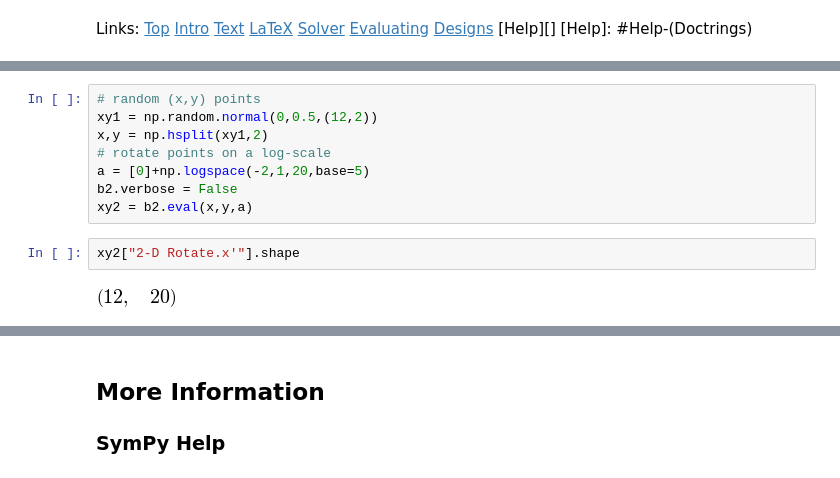
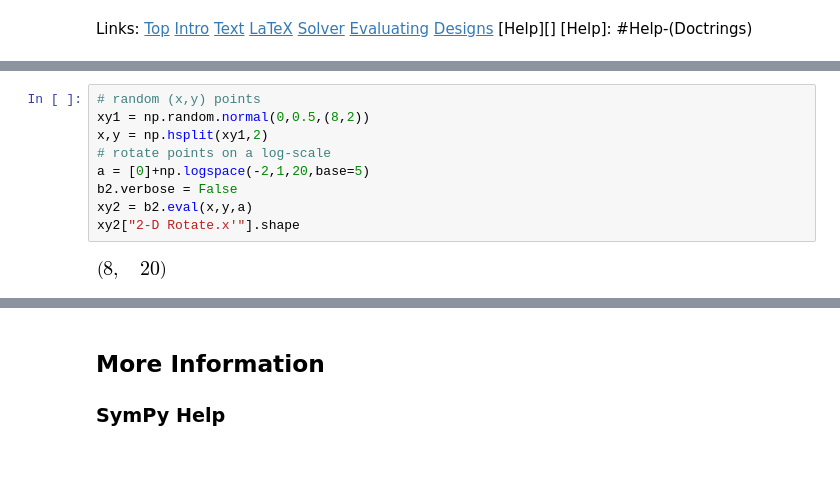
Before and after one commit to jimaples/jimaples.github.io, a Jupyter notebook: files/Process.ipynb, the cells around one changed output, grey strips where cells are left out. Cells and saved outputs as stored; diff of their text form.

```diff
--- a/files/Process.ipynb
+++ b/files/Process.ipynb
@@ -900,12 +911,11 @@ Links: [Top](#Mathematical-Modeling-in-SymPy)
 # %%
 # random (x,y) points
-xy1 = np.random.normal(0,0.5,(12,2))
+xy1 = np.random.normal(0,0.5,(8,2))
 x,y = np.hsplit(xy1,2)
 # rotate points on a log-scale
 a = [0]+np.logspace(-2,1,20,base=5)
 b2.verbose = False
 xy2 = b2.eval(x,y,a)
+xy2["2-D Rotate.x'"].shape
+# %% [output]
+[figure, added]
-# %%
-xy2["2-D Rotate.x'"].shape
-# %% [output]
-[figure, removed]
```
Also changed, not shown: parts of 29 cells of this notebook.
